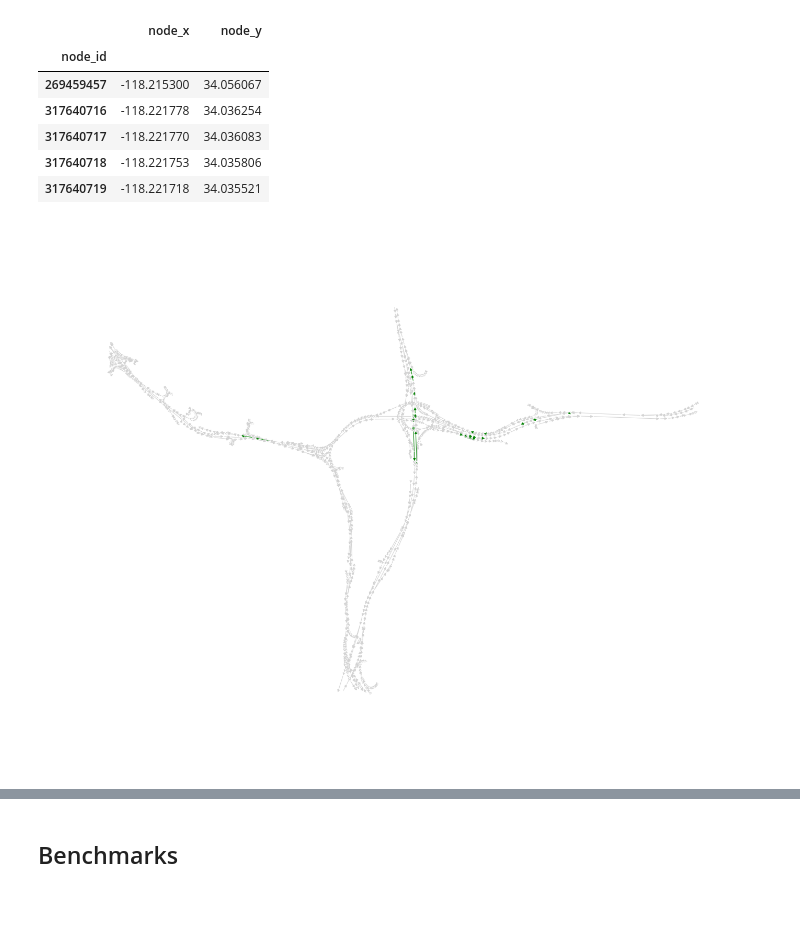
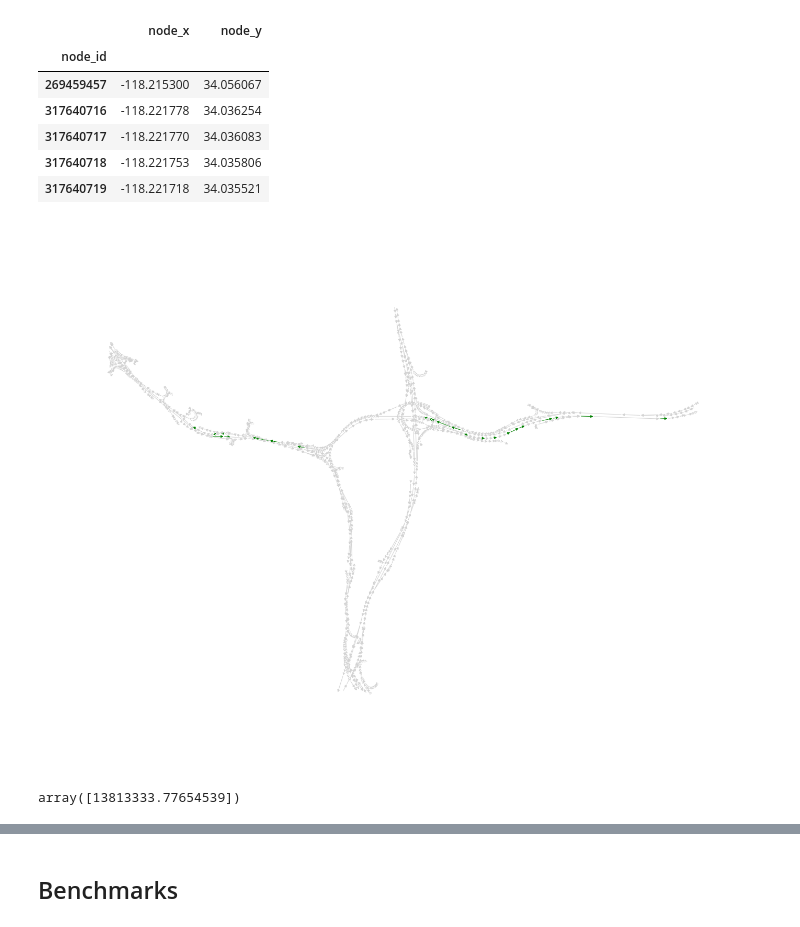
Before and after one commit to arnav-b/sensor-placement, a Jupyter notebook: algorithms.ipynb, the cells around one changed output, grey strips where cells are left out. Cells and saved outputs as stored; diff of their text form; code cells hidden in the pictures.

```diff
--- a/algorithms.ipynb
+++ b/algorithms.ipynb
@@ -94,7 +55,7 @@ def flow_prediction(G, labelled_flows, lamb=1e-6):
     return pred_flows
 # %%
 def mse(pred_labels, labeled_edges):
-    return sum((v - pred_labels[k]) ** 2 for k, v in labeled_edges.items()) / len(labeled_flows)
+    return sum([(v - pred_labels[k]) ** 2 for k, v in labeled_edges.items()]) / len(labeled_edges)
 # %%
 from tqdm.notebook import tqdm
 from multiprocess import Pool
@@ -232,10 +447,5 @@ import matplotlib.pyplot as plt
 positions = {v: (k["node_x"], k["node_y"]) for v, k in nodes.to_dict("index").items()}
 cmap = mpl.colormaps["viridis"]
 # %%
-plt.figure(figsize=[3 * x for x in [6.4, 4.8]])
-
-opt_sensors = choose_sensors(G, labeled_edges, flow_prediction, mse)
-edge_colors = ["green" if (u, v) in opt_sensors or (v, u) in opt_sensors else "lightgray" for u, v in G.edges()]
-nx.draw(G, pos=positions, node_size=1, node_color="white", edge_color=edge_colors)
+labeled_flows = get_labels_from_df(edgelist, 2, 3, -2)
+opt_sensors = choose_sensors(G, labeled_flows, flow_prediction_nls, mse, lazy=True)
-# %% [output]
-[figure, removed]
@@ -246,0 +452,11 @@ nx.draw(G, pos=positions, node_size=1, node_color="white", edge_color=[cmap(abs(
+# %%
+plt.figure(figsize=[3 * 6.4, 3 * 4.8])
+
+edge_colors = ["green" if (u, v) in opt_sensors or (v, u) in opt_sensors else "lightgray" for u, v in G.edges()]
+nx.draw(G, pos=positions, node_size=1, node_color="white", edge_color=edge_colors)
+# %% [output]
+[figure, added]
+# %%
+mse(flow_prediction_nls(G, {s: labeled_flows[s] for s in opt_sensors}), labeled_flows)
+# %% [output]
+array([13813333.77654539])
```
Also changed, not shown: parts of 37 cells of this notebook.
